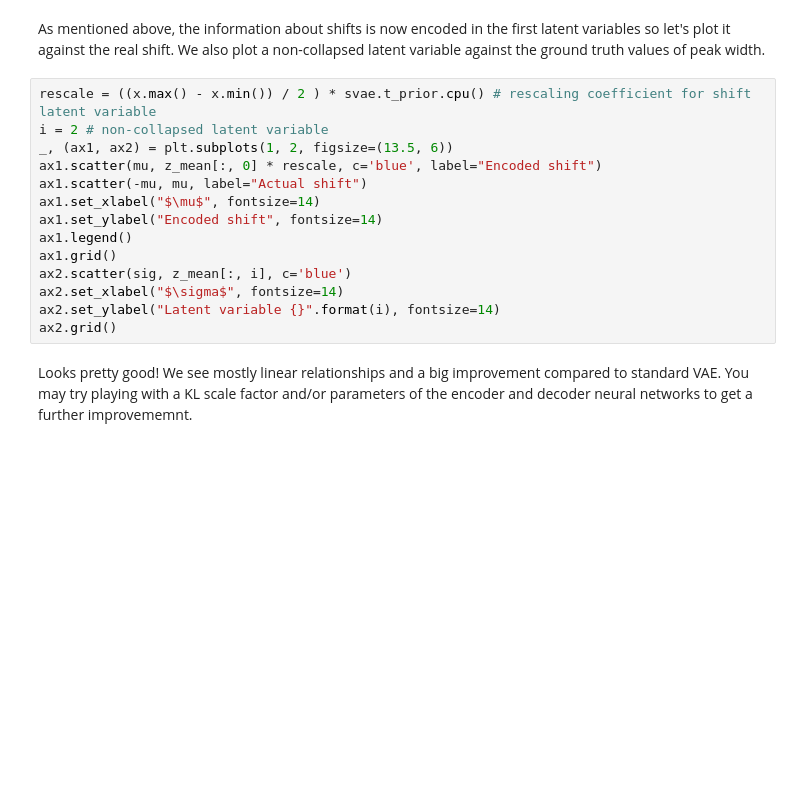
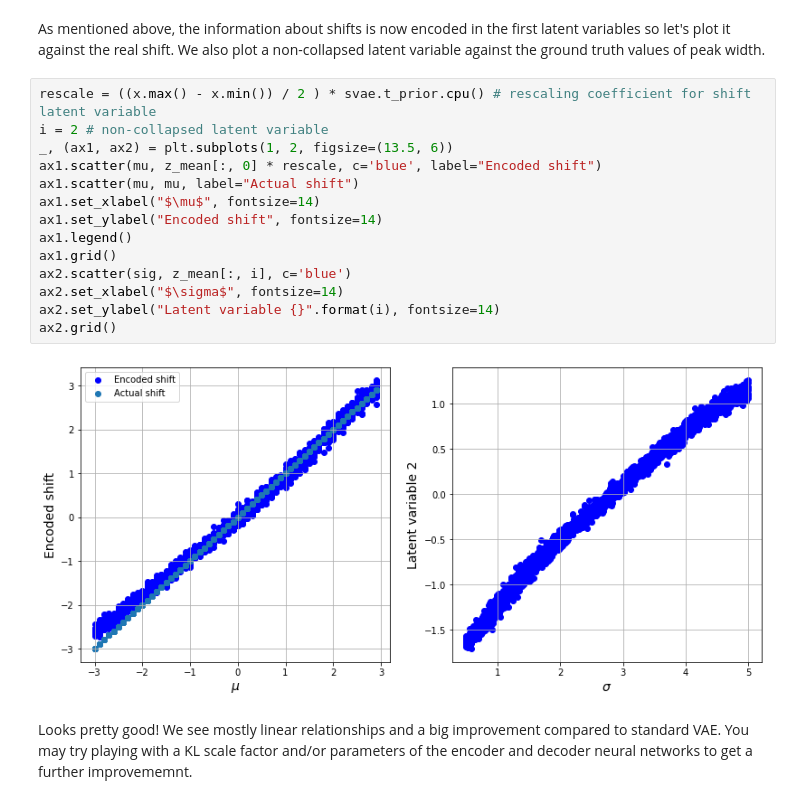
Before and after one commit to ziatdinovmax/pyroVED, a Jupyter notebook: examples/shiftVAE.ipynb, the cells around one changed output. Saved outputs shown, nothing was run; the diff lists cells and outputs as text; blank space fills up the shorter version.

```diff
--- a/examples/shiftVAE.ipynb
+++ b/examples/shiftVAE.ipynb
@@ -200,16 +208,18 @@ As mentioned above, the information about shifts is now encoded in the first lat
 # %%
 rescale = ((x.max() - x.min()) / 2 ) * svae.t_prior.cpu() # rescaling coefficient for shift latent variable
 i = 2 # non-collapsed latent variable
 _, (ax1, ax2) = plt.subplots(1, 2, figsize=(13.5, 6))
 ax1.scatter(mu, z_mean[:, 0] * rescale, c='blue', label="Encoded shift")
-ax1.scatter(-mu, mu, label="Actual shift")
+ax1.scatter(mu, mu, label="Actual shift")
 ax1.set_xlabel("$\mu$", fontsize=14)
 ax1.set_ylabel("Encoded shift", fontsize=14)
 ax1.legend()
 ax1.grid()
 ax2.scatter(sig, z_mean[:, i], c='blue')
 ax2.set_xlabel("$\sigma$", fontsize=14)
 ax2.set_ylabel("Latent variable {}".format(i), fontsize=14)
 ax2.grid()
+# %% [output]
+[figure, added]
 # %% [markdown]
 Looks pretty good! We see mostly linear relationships and a big improvement compared to standard VAE. You may try playing with a KL scale factor and/or parameters of the encoder and decoder neural networks to get a further improvememnt.
```
Also changed, not shown: parts of 9 cells of this notebook.
